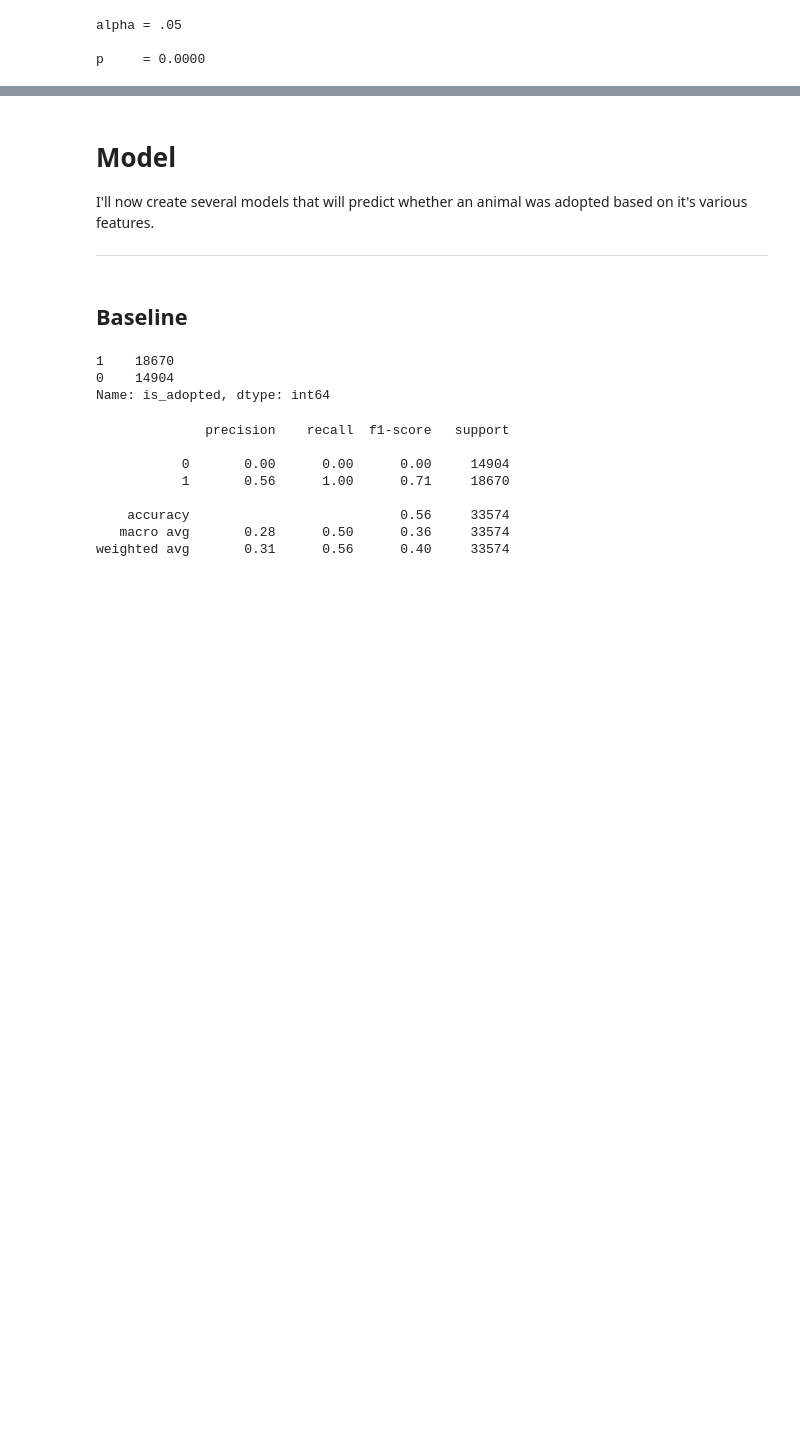
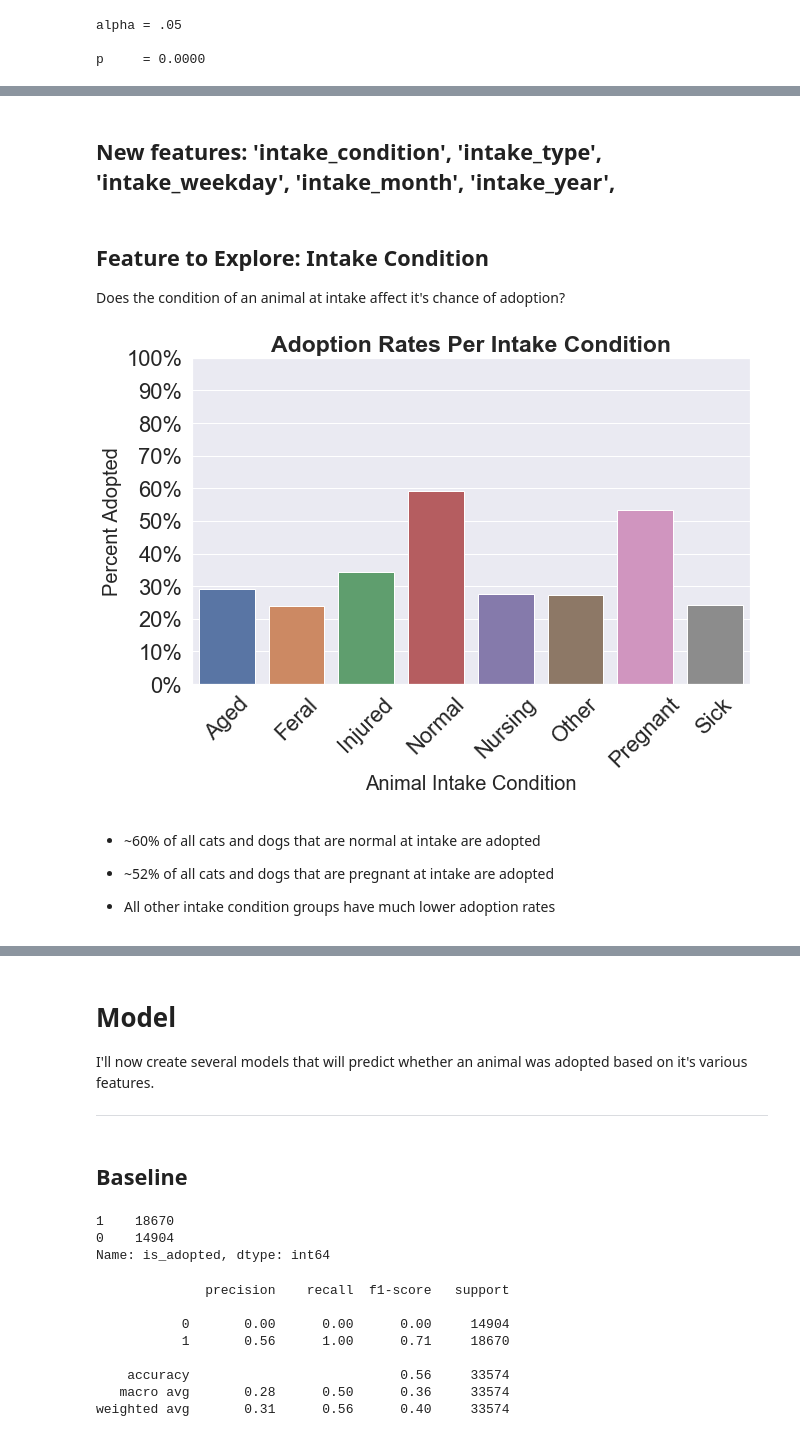
Before and after one commit to SamuelD-Data/aac_outcomes_project, a Jupyter notebook: continued_work/update_notebook.ipynb, the cells around one changed output, grey strips where cells are left out. Drawn from its saved outputs; the diff is of its cells as text; code cells hidden in the pictures; blank space fills up the shorter version.

Commit message:
added intake_condition to exploration

```diff
--- a/continued_work/update_notebook.ipynb
+++ b/continued_work/update_notebook.ipynb
@@ -590,0 +582,27 @@ p     = 0.0000
+# %% [markdown]
+## New features: 'intake_condition', 'intake_type', 'intake_weekday', 'intake_month', 'intake_year',
+# %% [markdown]
+## Feature to Explore: Intake Condition
+Does the condition of an animal at intake affect it's chance of adoption?
+# %%
+# grouping by gender and aggregating % of adoptions within each gender value
+intake_con_adopt = train.groupby('intake_condition').mean()[['is_adopted']].sort_values('intake_condition')
+
+# plotting
+plt.figure(figsize=(10, 6))
+sns.barplot(data = intake_con_adopt, x = intake_con_adopt.index, y='is_adopted')
+plt.xlabel("Animal Intake Condition", fontsize= 20)
+plt.ylabel("Percent Adopted", fontsize= 20)
+plt.title("Adoption Rates Per Intake Condition", fontweight='bold', fontsize=23)
+fmt = [f'{i:0.0%}' for i in np.linspace(0, 1, 11)]
+plt.xticks(rotation=45)
+plt.yticks(np.linspace(0, 1, 11), labels=fmt)
+
+plt.show()
+# %% [output]
+[figure, added]
+# %% [markdown]
+- ~60% of all cats and dogs that are normal at intake are adopted
+- ~52% of all cats and dogs that are pregnant at intake are adopted
+
+- All other intake condition groups have much lower adoption rates
```
Also changed, not shown: parts of 17 cells of this notebook.
